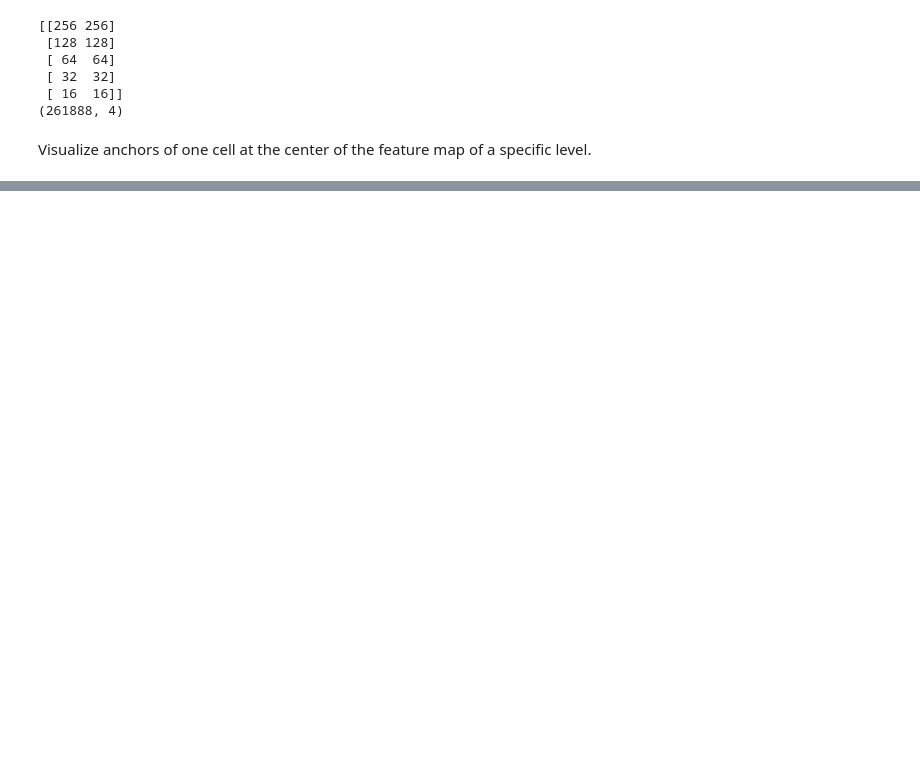
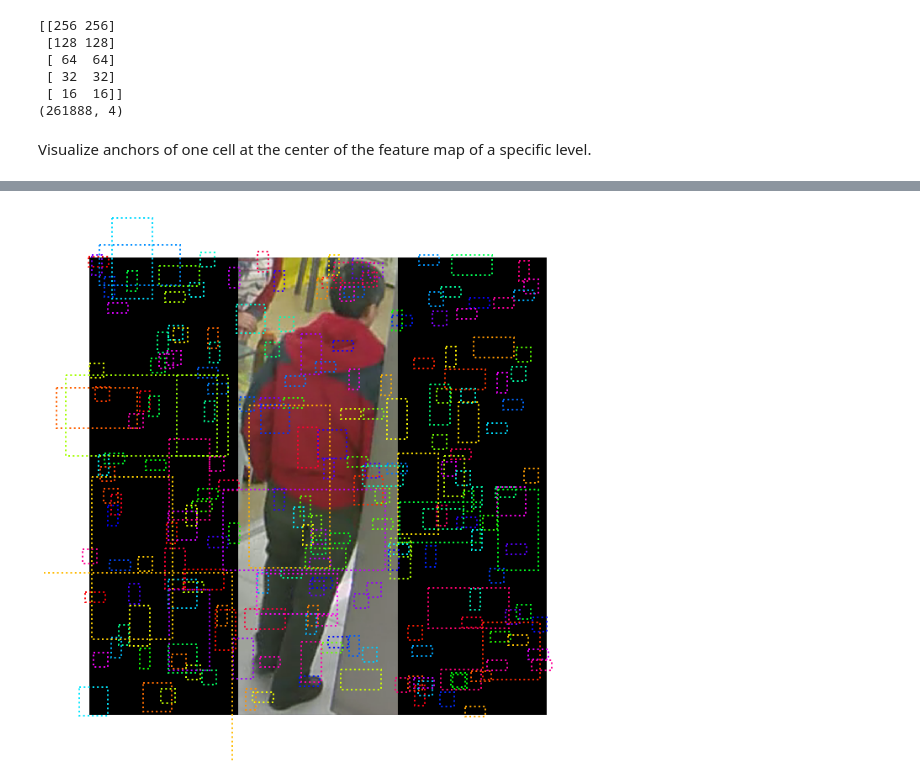
Before and after one commit to jinde-liu/Mask_RCNN, a Jupyter notebook: samples/occ5000/inspect_occ5000_data.ipynb, the cells around one changed output, grey strips where cells are left out. Cells and saved outputs as stored; diff of their text form; code cells hidden in the pictures; blank space fills up the shorter version.

```diff
--- a/samples/occ5000/inspect_occ5000_data.ipynb
+++ b/samples/occ5000/inspect_occ5000_data.ipynb
@@ -360,0 +447,5 @@ AssertionError: Expected int but got int64
+# %%
+# Show negative anchors
+visualize.draw_boxes(sample_image, boxes=anchors[negative_anchor_ids])
+# %% [output]
+[figure, added]
```
Also changed, not shown: parts of 18 cells of this notebook, 2 other files.
